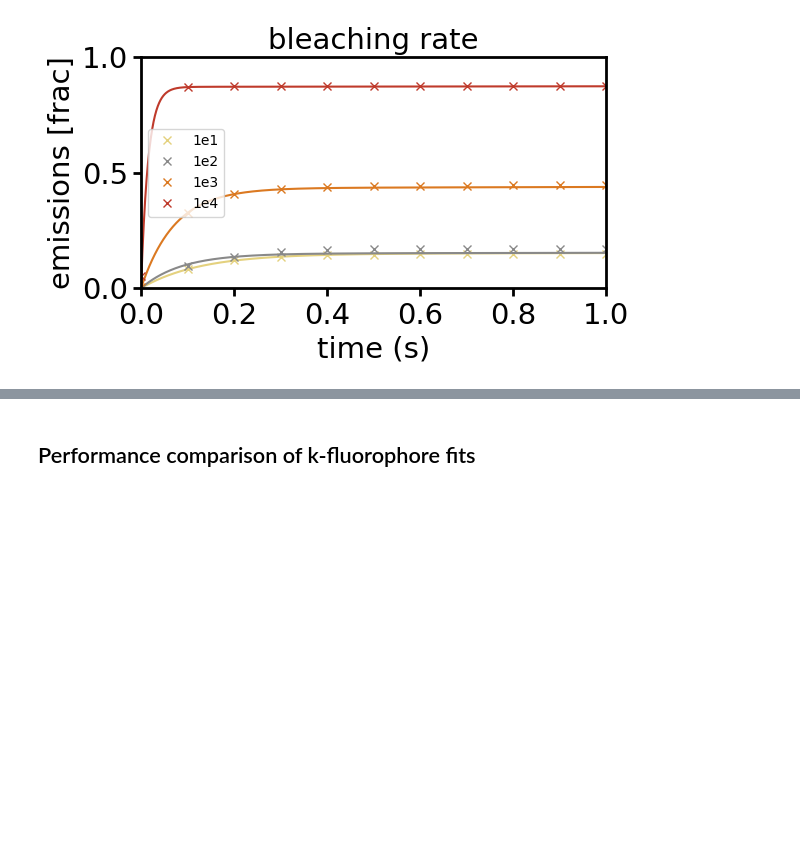
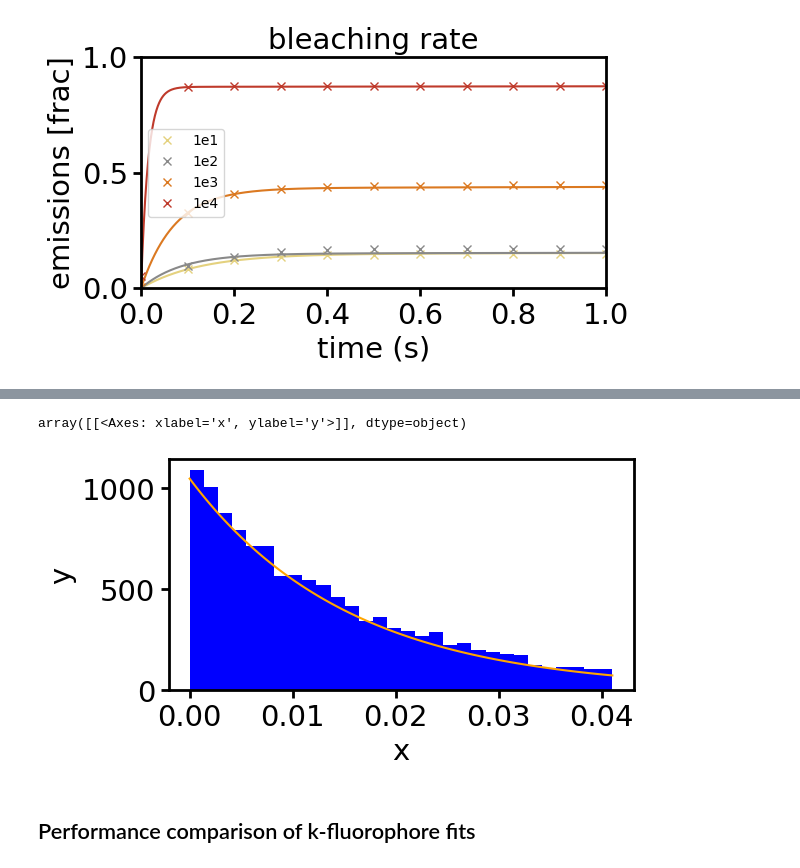
Before and after one commit to super-resolution/Fluopy, a Jupyter notebook: notebooks/cy5/simulations/Chapter I/Fitting procedure/1 fluorophore.ipynb, the cells around one changed output, grey strips where cells are left out. Drawn from its saved outputs; the diff is of its cells as text; code cells hidden in the pictures; blank space fills up the shorter version.

```diff
--- a/notebooks/cy5/simulations/Chapter I/Fitting procedure/1 fluorophore.ipynb
+++ b/notebooks/cy5/simulations/Chapter I/Fitting procedure/1 fluorophore.ipynb
@@ -177,3 +197,11 @@ array([[<Axes: title={'center': 'bleaching rate'}, xlabel='time (s)', ylabel='em
+# %%
+data = np.sort(bleaching_times_all[3][:, 0])[:12000]
+ax = fi.universal_figure(type_='hist', bins=30, data=data, density=False)
+x = np.linspace(0, np.max(data), 100)
+fi.universal_figure(data=[x, 15*dist.two_expon_mixture_pdf(x, lambda1=parameters_cdf_fit_all[3][0][0], lambda2=parameters_cdf_fit_all[3][0][1], p=parameters_cdf_fit_all[3][0][2])], axes=ax, color='orange', label='MLE pdf (bleaching times) fit')
+# %% [output]
+array([[<Axes: xlabel='x', ylabel='y'>]], dtype=object)
+[figure, added]
 # %% [markdown]
 ## Performance comparison of k-fluorophore fits
 # %%
```
Also changed, not shown: parts of 19 cells of this notebook, 9 other files.
